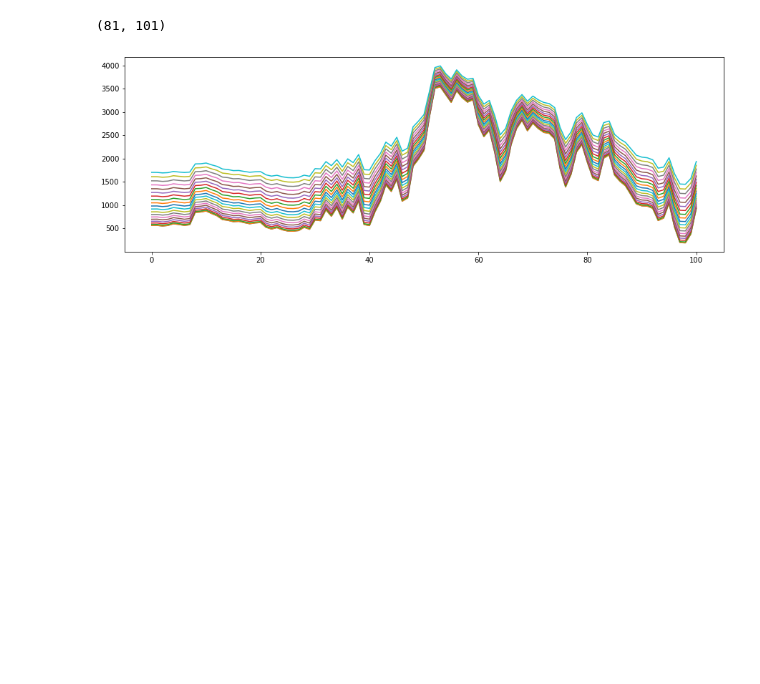
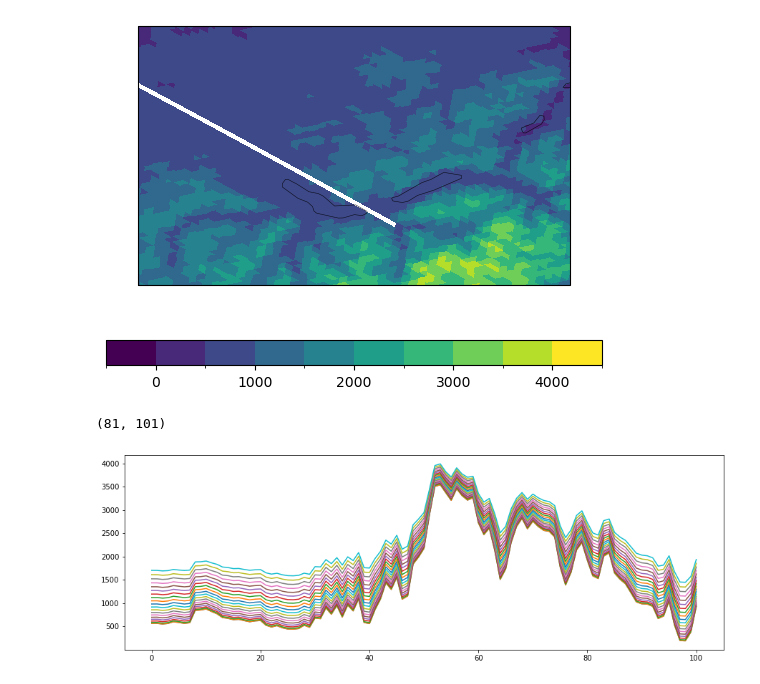
Before and after one commit to MeteoSwiss-APN/vert_coord, a Jupyter notebook: losvec_slices.ipynb, the cells around one changed output. Cells and saved outputs as stored; diff of their text form; code cells hidden in the pictures; blank space fills up the shorter version.

Commit message:
example slice from a to b

```diff
--- a/losvec_slices.ipynb
+++ b/losvec_slices.ipynb
@@ -101,2 +117,7 @@ psyplot.project.Project([    arr9: 1-dim DataArray of HSURF2, with (cell)=(11468
+# %%
+psy.plot.mapplot(ds, name='HSURF2',map_extent=[7.3,8.3,46.5,47.1], xgrid=False, ygrid=False, cmap='viridis')
+plt.savefig('/scratch/swester/vert_coord/example_plots/slice_a_b')
+# %% [output]
+[figure, added]
 # %%
 ind_line = np.append(np.append(index_list_nw, np.array(ind)), index_list_se)
```
Also changed, not shown: parts of 10 cells of this notebook, 1 other file.
